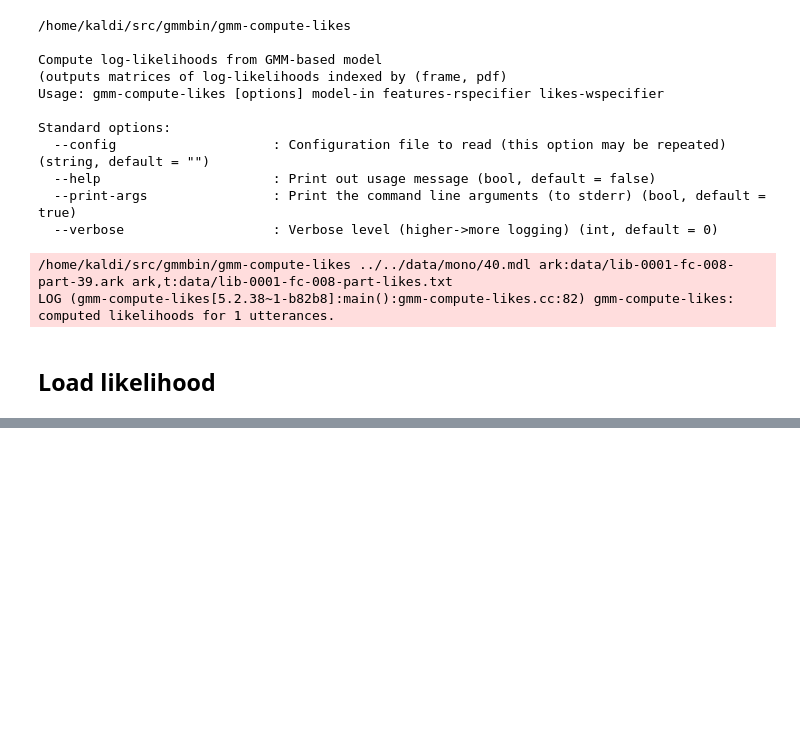
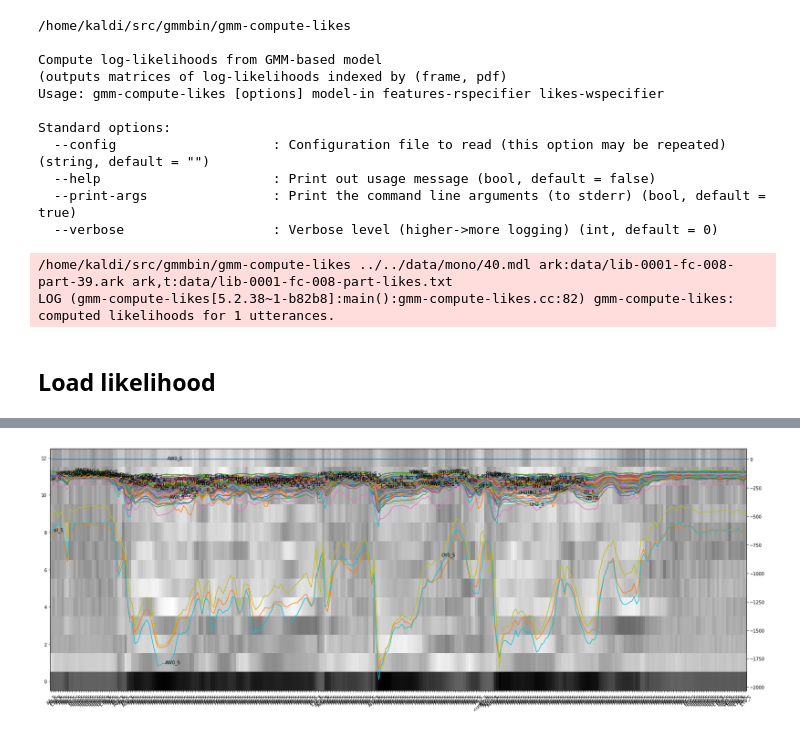
Before and after one commit to jaekookang/kaldi_tools, a Jupyter notebook: tools/calculate_likelihood_per_frame/calculate_likelihood_per_frame.ipynb, the cells around one changed output, grey strips where cells are left out. Drawn from its saved outputs; the diff is of its cells as text; code cells hidden in the pictures; blank space fills up the shorter version.

```diff
--- a/tools/calculate_likelihood_per_frame/calculate_likelihood_per_frame.ipynb
+++ b/tools/calculate_likelihood_per_frame/calculate_likelihood_per_frame.ipynb
@@ -133,0 +202,12 @@ K = GetParam()
+# %%
+# zeros AW0_S (50)
+likes_no_50 = np.copy(likes)
+likes_no_50[:,50] = 0
+ph_seq = []
+argmax = np.argmax(likes, axis=1)
+for m in argmax:
+    ph_seq.append(K.pdf[m])
+
+plot_mfcc_likes(mfcc, likes_no_50, ph_seq)
+# %% [output]
+[figure, added]
```
Also changed, not shown: parts of 18 cells of this notebook, 33 other files.
